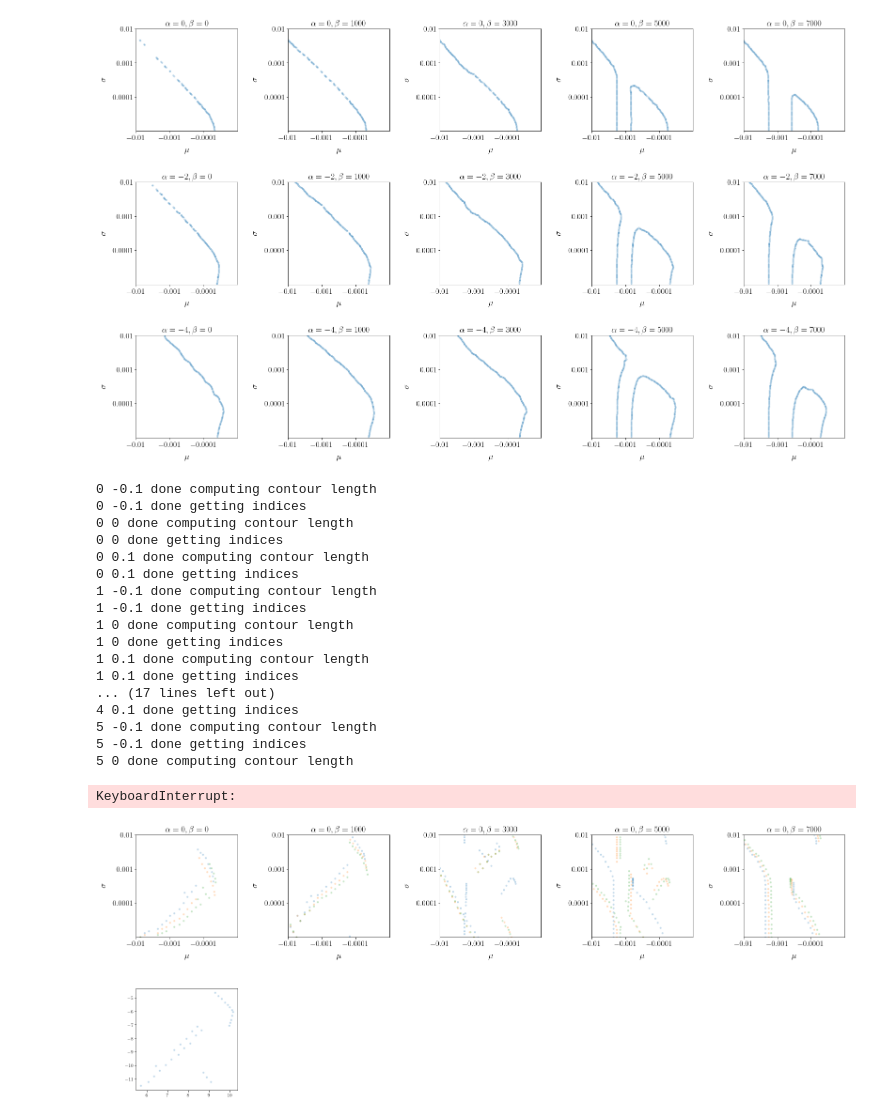
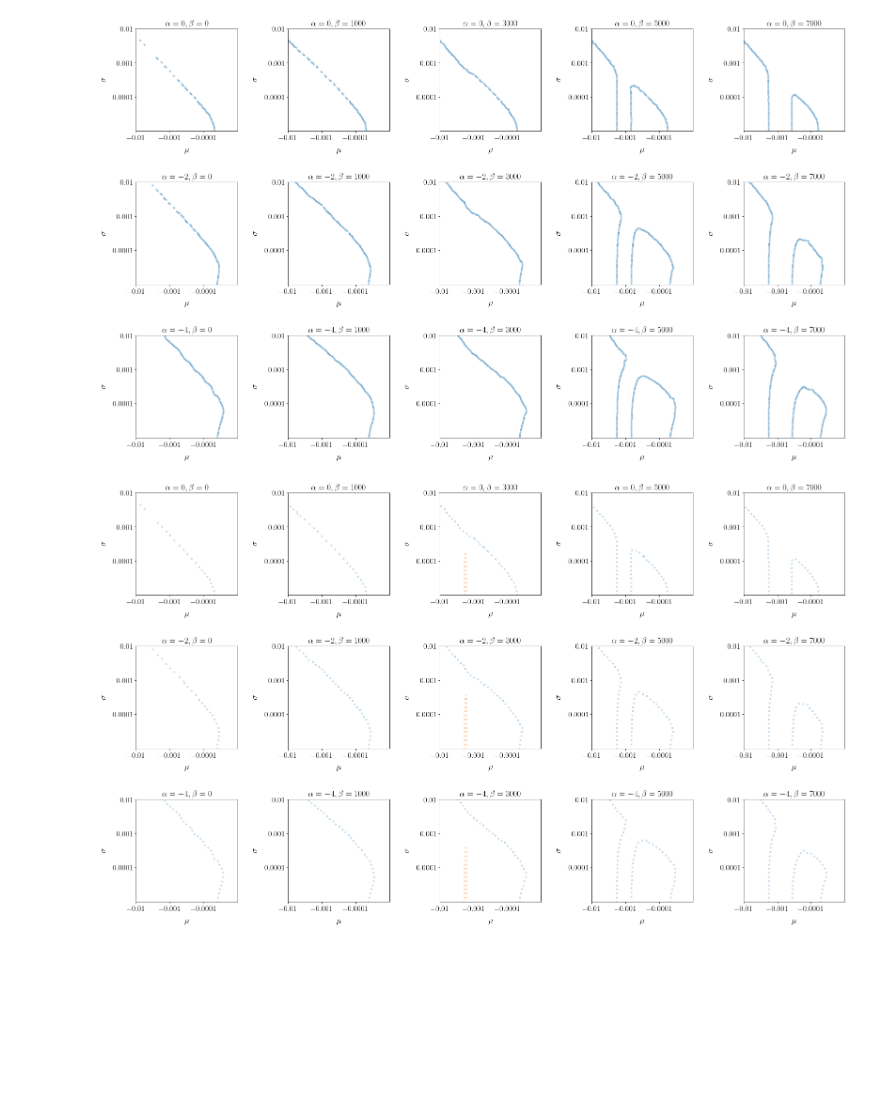
Before and after one commit to alyulina/spoon-billed-sandpiper, a Jupyter notebook: notebook-ver22.ipynb, the cells around one changed output. Drawn from its saved outputs; the diff is of its cells as text; code cells hidden in the pictures; blank space fills up the shorter version.

```diff
--- a/notebook-ver22.ipynb
+++ b/notebook-ver22.ipynb
@@ -266,16 +266,14 @@ for i in range(len(alpha_beta)):
     plt.subplot(grid[i // len(beta), i % len(beta)])
 
     contours_i = plt.contour(mu_interp, sigma_interp[::-1], rns_het_err_alpha_beta_mu_sigma_interp[i], levels = [-0.1, 0, 0.1], alpha=1)
-    # plt.scatter([-np.log(abs(float(x.split()[0]))) for x in rns_het_alpha_beta_err[i]], [np.log(float(x.split()[1])) for x in rns_het_alpha_beta_err[i]], c=[float(x.split()[-1]) for x in rns_het_alpha_beta_err[i]], norm = matplotlib.colors.Normalize(vmin=-0.5, vmax=0.5), s=10, alpha=0.1)
 
-    plt.colorbar()
+    plt.scatter([-np.log(abs(float(x.split()[0]))) for x in rns_het_alpha_beta_err[i]], [np.log(float(x.split()[1])) for x in rns_het_alpha_beta_err[i]], c=[float(x.split()[-1]) for x in rns_het_alpha_beta_err[i]], norm = matplotlib.colors.Normalize(vmin=-0.5, vmax=0.5), s=10, alpha=0.1)
+    # plt.colorbar()
 
     plt.xlim(-np.log(abs(-0.01)), -np.log(abs(0.00001)))
     plt.ylim(np.log(abs(0.00001)), np.log(abs(0.01)))
-
     plt.yticks([np.log(0.01), np.log(0.001), np.log(0.0001)], [r'$0.01$', r'$0.001$', r'$0.0001$'], fontsize=16)
     plt.xticks([-np.log(abs(-0.01)), -np.log(abs(-0.001)), -np.log(abs(-0.0001))], [r'$-0.01$', r'$-0.001$', r'$-0.0001$'], fontsize=16)
-
     plt.xlabel(r'$\mu$', labelpad=12, fontsize=18);
     plt.ylabel(r'$\sigma$', labelpad=12, fontsize=18);
     plt.title(r'$\alpha=' + str(alpha_beta[i][0]) + r', \beta=' + str(alpha_beta[i][1]) + r'$', fontsize=18)
@@ -318,9 +316,6 @@ for i in range(len(alpha_beta)):
 
     plt.scatter(points_i[1][:, 0], points_i[1][:, 1], s=10, alpha=0.2)
 
-    if i == 13:
-        temp = points_i[0]
-
     plt.xlim(-np.log(abs(-0.01)), -np.log(abs(0.00001)))
     plt.ylim(np.log(abs(0.00001)), np.log(abs(0.01)))
 
@@ -337,71 +332,68 @@ for i in range(len(alpha_beta)):
 # %% [output]
 [figure]
 # %%
-# something's not working
 # fewer points (more for the zeroeth contour and fewer for the -0.1 and 0.1):
+# I think I should just run the 0 contours and -0.1 for beta = 3000
 
 indices = [] # indices of the points to take
 
 plt.figure(figsize=(27, 16))
 
 grid = gridspec.GridSpec(ncols=5, nrows=3,
                          width_ratios=[1, 1, 1, 1, 1], wspace=0.5,
                          height_ratios=[1, 1, 1], hspace=0.5)
 
 for i in range(len(alpha_beta)):
 
     plt.subplot(grid[i // len(beta), i % len(beta)])
 
-    indices_i = [] # list of indices for all three contours for each mu, sigma combination
-    for j in range(3):
+    length = 0
+    for j in range(len(points[i][1]) - 1):
+        length += math.sqrt((points[i][1][j + 1][0] - points[i][1][j][0]) ** 2 + (points[i][1][j + 1][1] - points[i][1][j][1]) ** 2)
+
+    indices_i = [0]
+    index = 0
+    while len(points[i][1]) - index > 6:
+        for j in range(index, len(points[i][1])):
+            if math.sqrt((points[i][1][index][0] - points[i][1][j][0]) ** 2 + (points[i][1][index][1] - points[i][1][j][1]) ** 2) > 0.25:
+                index = j
+                indices_i.append(index)
+                break
+
+    plt.scatter(points[i][1][indices_i][:, 0], points[i][1][indices_i][:, 1], s=10, alpha=0.2)
+    indices.append([alpha_beta[i], points[i][1][indices_i], indices_i])
+
+    if alpha_beta[i][-1] == 3000:
         length = 0
-        for k in range(len(points[i][j]) - 1):
-            # piecewise approximating the length of the contour
-            length += math.sqrt((points[i][j][k + 1][0] - points[i][j][k][0]) ** 2 + (points[i][j][k + 1][1] - points[i][j][k][1]) ** 2)
-        print(i, [-0.1, 0, 0.1][j], 'done computing contour length')
+        for j in range(len(points[i][0]) - 1):
+            length += math.sqrt((points[i][0][j + 1][0] - points[i][0][j][0]) ** 2 + (points[i][0][j + 1][1] - points[i][0][j][1]) ** 2)
 
-        indices_j = [0]
+        indices_i = [0]
         index = 0
-        while len(points[i][j]) - index > 5:
-            for l in range(index, len(points[i][j])):
-                if math.sqrt((points[i][j][index][0] - points[i][j][l][0]) ** 2 + (points[i][j][index][1] - points[i][j][l][1]) ** 2) > 0.25:
-                    index = l
-                    indices_j.append(index)
+        points_i = np.array([x for x in points[i][0] if -np.exp(-x[0]) < -0.001 and np.exp(x[1]) < 0.0004]) # choosing only the other contour
+        while len(points_i) - index > 6:
+            for j in range(index, len(points_i)):
+                if math.sqrt((points_i[index][0] - points_i[j][0]) ** 2 + (points_i[index][1] - points_i[j][1]) ** 2) > 0.25:
+                    index = j
+                    indices_i.append(index)
                     break
-        print(i, [-0.1, 0, 0.1][j], 'done getting indices')
 
-        plt.scatter(points[i][j][indices_j][:, 0], temp[indices_j][:, 1], s=10, alpha=0.2)
+        # plt.axhline(np.log(0.0004))
+
+        plt.scatter(points_i[indices_i][:, 0], points_i[indices_i][:, 1], s=10, alpha=0.2)
+        indices.append([alpha_beta[i], points[i][0][indices_i], indices_i])
 
     plt.xlim(-np.log(abs(-0.01)), -np.log(abs(0.00001)))
     plt.ylim(np.log(abs(0.00001)), np.log(abs(0.01)))
 
     plt.yticks([np.log(0.01), np.log(0.001), np.log(0.0001)], [r'$0.01$', r'$0.001$', r'$0.0001$'], fontsize=16)
     plt.xticks([-np.log(abs(-0.01)), -np.log(abs(-0.001)), -np.log(abs(-0.0001))], [r'$-0.01$', r'$-0.001$', r'$-0.0001$'], fontsize=16)
 
     plt.xlabel(r'$\mu$', labelpad=12, fontsize=18);
     plt.ylabel(r'$\sigma$', labelpad=12, fontsize=18);
     plt.title(r'$\alpha=' + str(alpha_beta[i][0]) + r', \beta=' + str(alpha_beta[i][1]) + r'$', fontsize=18)
 
-    indices.append(indices_i)
 
 # plt.savefig('rns-het-err=-0.1_0.1_interpn.png', dpi=300, bbox_inches='tight')
 # %% [output]
-0 -0.1 done computing contour length
-0 -0.1 done getting indices
-0 0 done computing contour length
-0 0 done getting indices
-0 0.1 done computing contour length
-0 0.1 done getting indices
-1 -0.1 done computing contour length
-1 -0.1 done getting indices
-1 0 done computing contour length
-1 0 done getting indices
-1 0.1 done computing contour length
-1 0.1 done getting indices
-... (17 lines left out)
-4 0.1 done getting indices
-5 -0.1 done computing contour length
-5 -0.1 done getting indices
-5 0 done computing contour length
-KeyboardInterrupt:
-[figure, old version]
+[figure, new version]
```
Also changed, not shown: parts of 12 cells of this notebook.
